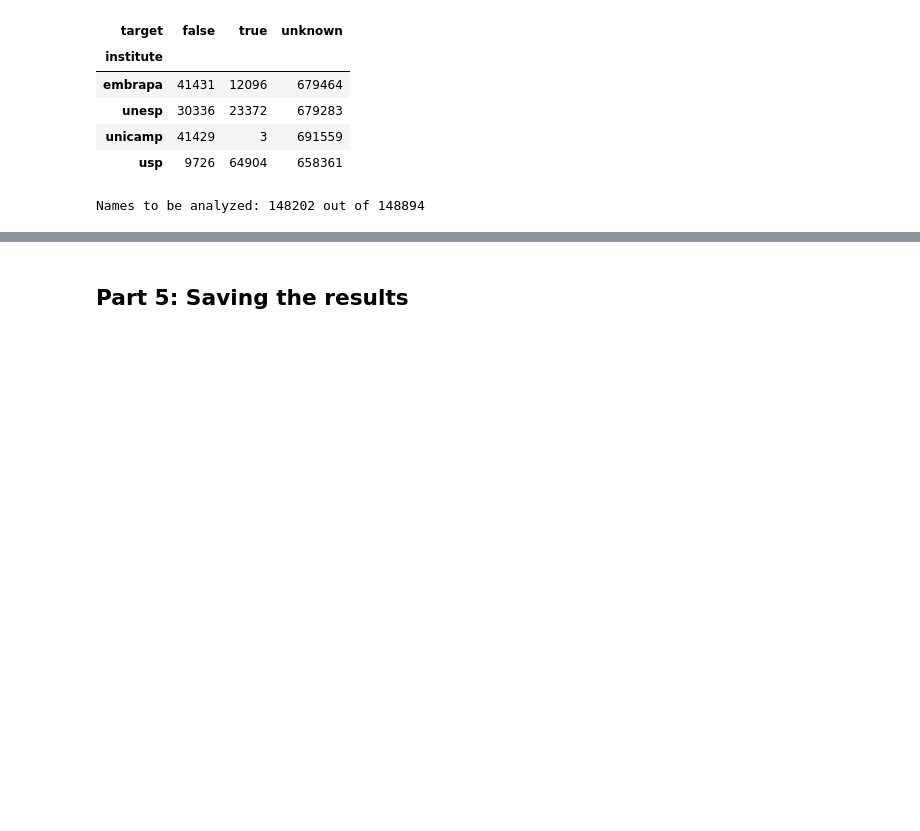
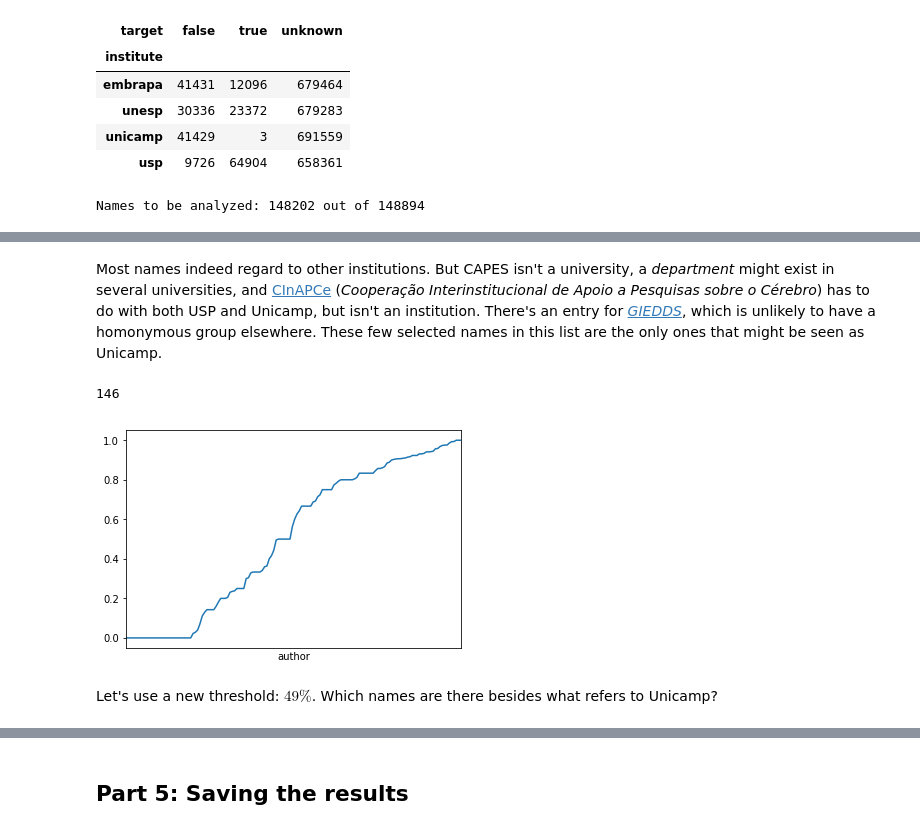
Before and after one commit to scieloorg/normalizations-experiments, a Jupyter notebook: experiments_2019-02_usp_unicamp_unesp_embrapa.ipynb, the cells around one changed output, grey strips where cells are left out. Saved outputs shown, nothing was run; the diff lists cells and outputs as text; code cells hidden in the pictures; blank space fills up the shorter version.

```diff
--- a/experiments_2019-02_usp_unicamp_unesp_embrapa.ipynb
+++ b/experiments_2019-02_usp_unicamp_unesp_embrapa.ipynb
@@ -2258,0 +3464,44 @@ Names to be analyzed: 148202 out of 148894
+# %% [markdown]
+Most names indeed regard to other institutions.
+But CAPES isn't a university,
+a *department* might exist in several universities,
+and [CInAPCe](http://www.fapesp.br/1896)
+(*Cooperação Interinstitucional de Apoio a Pesquisas sobre o Cérebro*)
+has to do with both USP and Unicamp,
+but isn't an institution.
+There's an entry for [*GIEDDS*](
+  https://www.fcm.unicamp.br/fcm/relacoes-publicas/saladeimprensa/grupo-interdisciplinar-de-estudos-da-determinacao-e-diferenciacao-do-sexo-comemora-30-anos
+), which is unlikely to have a homonymous group elsewhere.
+These few selected names in this list
+are the only ones that might be seen as Unicamp.
+# %%
+other_univ_campinas_miss_res_da_sel = da_inst.isin([
+    "department of periodontology and prosthodontics",
+    "capes",
+    "cooperacao interinstitucional de apoio a pesquisas sobre o cerebro",
+]) | other_univ_campinas_miss_da_sel
+other_univ_campinas_miss_res_da_unicamp_mean = doc_authors.assign(
+    author=da_author,
+    unicamp=da_inst.isin(single_unicamp_names) |
+            (da_inst == "grupo interdisciplinar de estudos da determinacao e "
+                        "diferenciacao do sexo")
+)[
+    da_author.isin(da_author[
+        doc_authors["pid_scielo"].isin(other_univ_campinas_miss_brsp_pids) &
+        other_univ_campinas_miss_res_da_sel
+    ]) &
+    ~other_univ_campinas_miss_res_da_sel &
+    ~da_author.isin(some_unicamp_authors) &
+    ~da_author.isin(empty_authors) &
+    ~da_inst.isin(empty_inst)
+].groupby("author")["unicamp"].mean().sort_values()
+len(other_univ_campinas_miss_res_da_unicamp_mean)
+# %% [output]
+146
+# %%
+other_univ_campinas_miss_res_da_unicamp_mean.plot(xticks=[]);
+# %% [output]
+[figure, added]
+# %% [markdown]
+Let's use a new threshold: $49\%$.
+Which names are there besides what refers to Unicamp?
```
Also changed, not shown: parts of 149 cells of this notebook.
